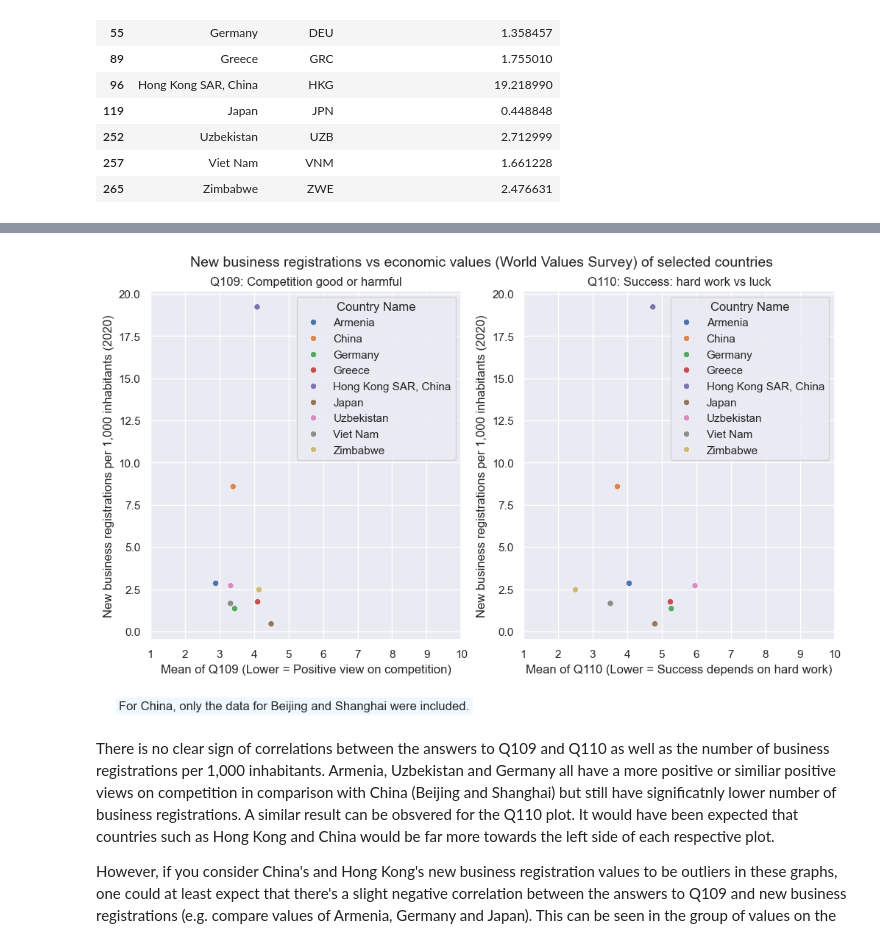
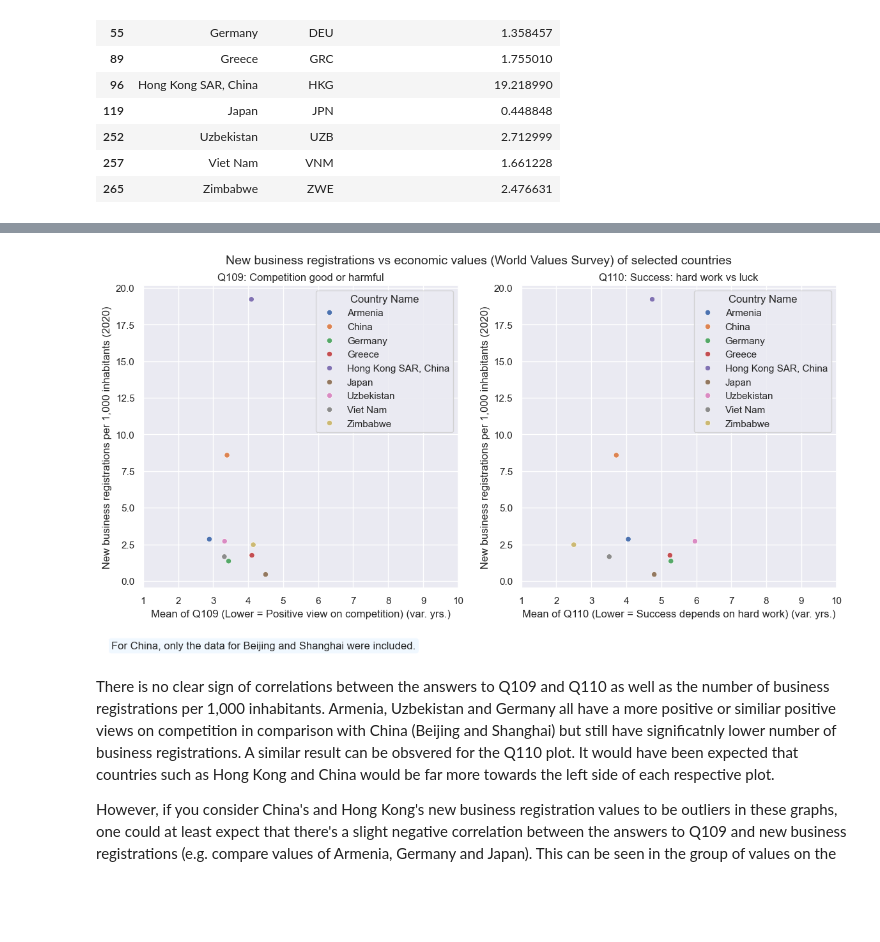
Before and after one commit to newjonny/world-values-survey-pandas-notebook, a Jupyter notebook: analysis.ipynb, the cells around one changed output, grey strips where cells are left out. Drawn from its saved outputs; the diff is of its cells as text; code cells hidden in the pictures; blank space fills up the shorter version.

```diff
--- a/analysis.ipynb
+++ b/analysis.ipynb
@@ -773,7 +773,7 @@ note = "For China, only the data for Beijing and Shanghai were included."
 # even though economy_analysis_df["country_name"].describe() shows it only has 11 unique values...
 unique_country_names = new_business_analysis_df["country_name"].unique()
 
-fig, axs = plt.subplots(1,2, figsize=(12,6))
+fig, axs = plt.subplots(1,2, figsize=(14,6))
 
 q109_plot = sns.scatterplot(x="mean",
             y="new_businesses_per_1000_inhabitants_2020",
@@ -783,38 +783,38 @@ q109_plot = sns.scatterplot(x="mean",
             data=new_business_analysis_df
 )
 q109_plot.set_xlim(left=1, right=10)
-q109_plot.set_xlabel("Mean of Q109 (Lower = Positive view on competition)")
+q109_plot.set_xlabel("Mean of Q109 (Lower = Positive view on competition) (var. yrs.)")
 q109_plot.set_ylabel("New business registrations per 1,000 inhabitants (2020)")
 q109_plot.set_title("Q109: Competition good or harmful")
 
 q110_plot = sns.scatterplot(x="mean_q110",
             y="new_businesses_per_1000_inhabitants_2020",
             hue="country_name",
             hue_order=unique_country_names,
             ax=axs[1],
             data=new_business_analysis_df
 )
 q110_plot.set_xlim(left=1, right=10)
-q110_plot.set_xlabel("Mean of Q110 (Lower = Success depends on hard work)")
+q110_plot.set_xlabel("Mean of Q110 (Lower = Success depends on hard work) (var. yrs.)")
 q110_plot.set_ylabel("New business registrations per 1,000 inhabitants (2020)")
 q110_plot.set_title("Q110: Success: hard work vs luck")
 
 axs[0].legend(title="Country Name")
 axs[1].legend(title="Country Name")
 
 axs[0].annotate(
     note,
     xy=(-0.1, -0.2),
     xycoords="axes fraction",
     bbox=dict(boxstyle="round,pad=0.3", facecolor="aliceblue")
 )
 
 fig.suptitle("New business registrations vs economic values (World Values Survey) of selected countries", fontsize=14)
 fig.subplots_adjust(top=0.9)
 
 plt.show()
 # %% [output]
-[figure, old version]
+[figure, new version]
 # %% [markdown]
 There is no clear sign of correlations between the answers to Q109 and Q110 as well as the number of business registrations per 1,000 inhabitants. Armenia, Uzbekistan and Germany all have a more positive or similiar positive views on competition in comparison with China (Beijing and Shanghai) but still have significatnly lower number of business registrations. A similar result can be obsvered for the Q110 plot. It would have been expected that countries such as Hong Kong and China would be far more towards the left side of each respective plot.
 
```
Also changed, not shown: parts of 6 cells of this notebook.
